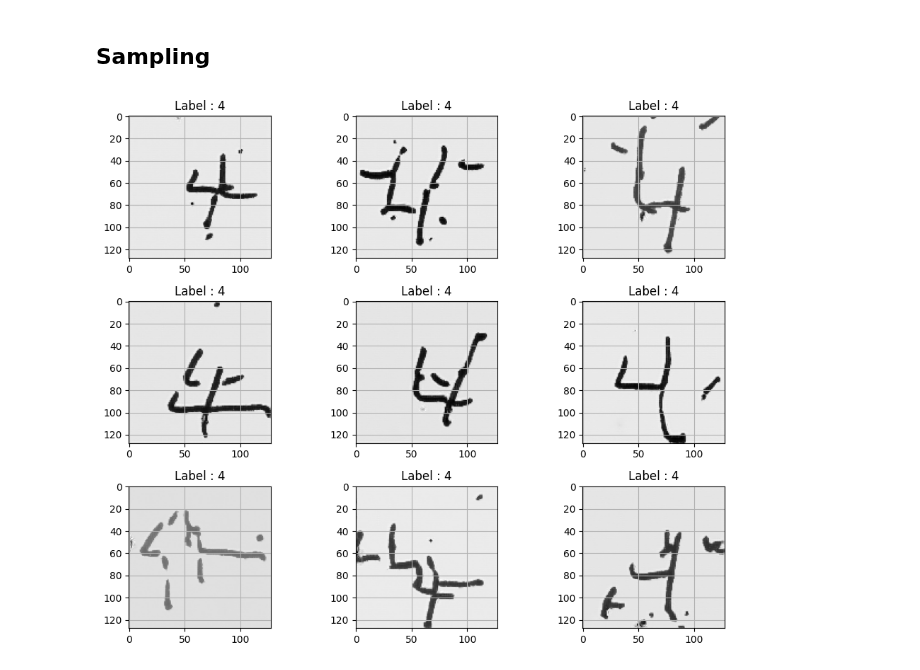
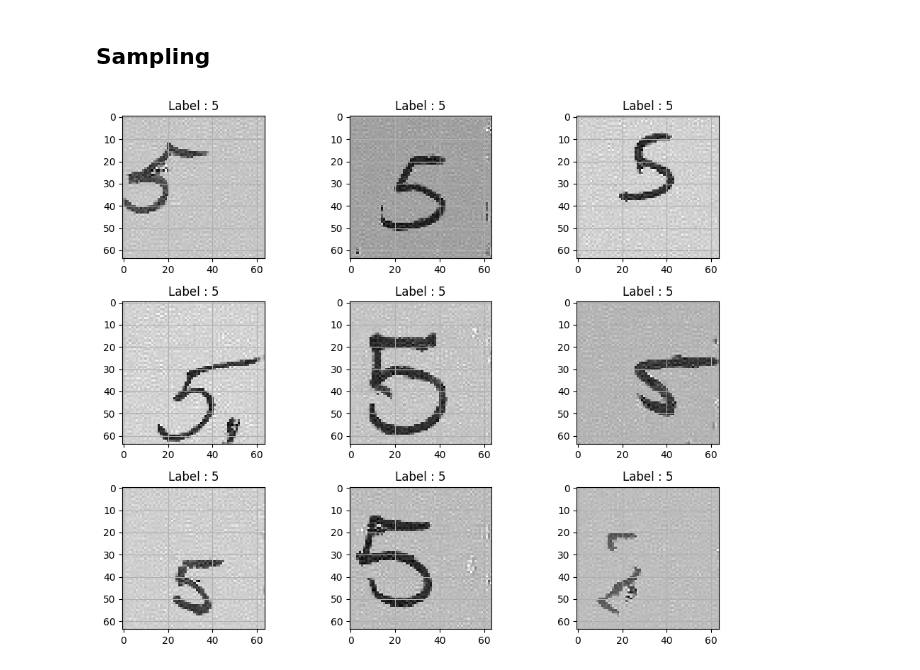
Before and after one commit to arafatshovon/flow-matching-and-llm, a Jupyter notebook: notebooks/Flow_Matching.ipynb, the cells around one changed output. Drawn from its saved outputs; the diff is of its cells as text; code cells hidden in the pictures.

```diff
--- a/notebooks/Flow_Matching.ipynb
+++ b/notebooks/Flow_Matching.ipynb
@@ -658,31 +636,31 @@ Epoch 3/150 | Average Train Loss: 0.543658
 # %% [markdown]
 ## Sampling
 # %%
-model = GuidedFlowMatchingLightning.load_from_checkpoint("../model/last.ckpt")
+model = GuidedFlowMatchingLightning.load_from_checkpoint("../model/guided_unet_256_64.ckpt")
 flow_model = model.get_model()
-flow_model.set_guidance_scale(3.0)
+flow_model.set_guidance_scale(4.0)
 # %%
-num_steps = 30
-height, width = 128, 128
+num_steps = 50
+height, width = 64, 64
 Row, Col = 3, 3
 
-y = 4
+y = 5
 x_0 = torch.randn(Row*Col, 1, height, width)
 label = torch.ones(Row*Col, dtype=torch.int64) * y
 x_1 = flow_model.sample(x_0, label, num_steps)
 
 fig, axes = plt.subplots(Row, Col, figsize=(10, 8))
 
 for i in range(Row*Col):
     row = i // Col
     col = i % Col
     axes[row, col].imshow(x_1[i].permute(1,2,0).detach().cpu().numpy(), cmap='gray')
     axes[row, col].set_title(f"Label : {str(y)}")
     axes[row, col].grid(True)
 
 plt.tight_layout()
 plt.show()
 # %% [output]
-[figure, old version]
+[figure, new version]
 # %%
 
```
Also changed, not shown: parts of 3 cells of this notebook.
